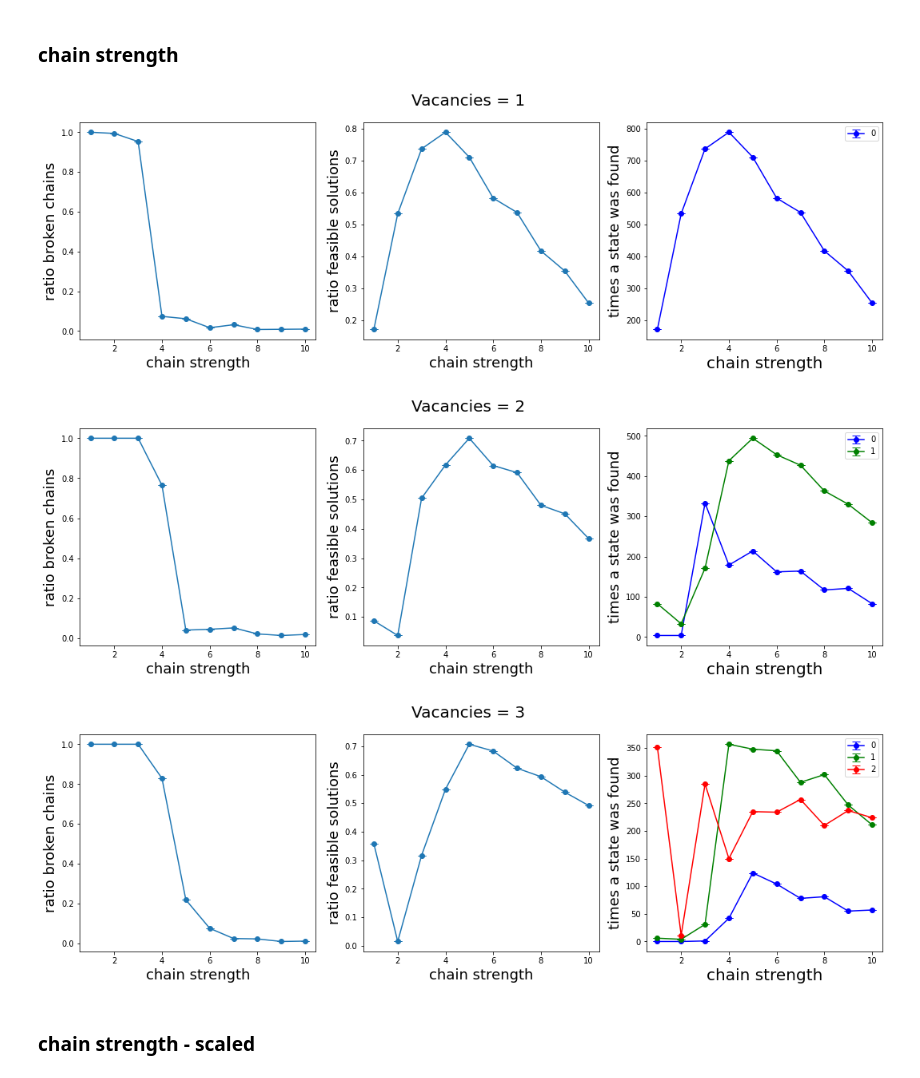
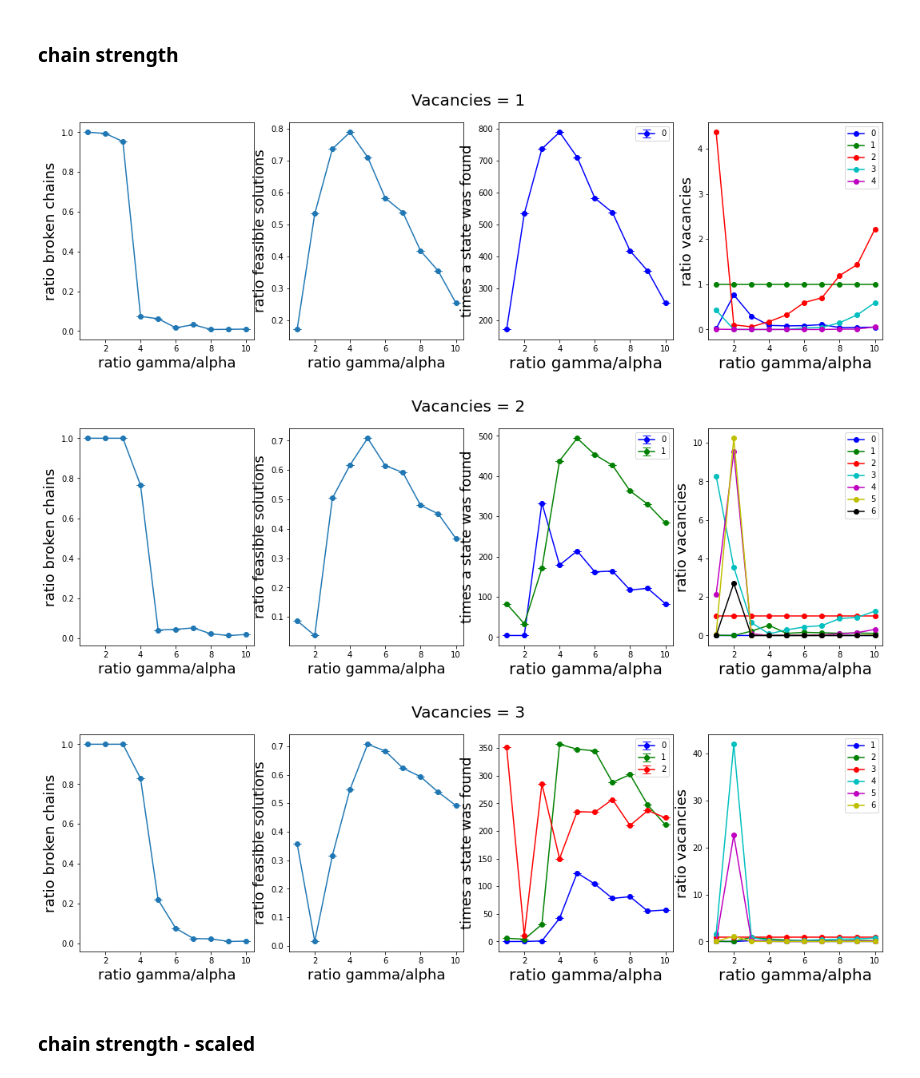
Before and after one commit to cmc-ucl/quantum_computing, a Jupyter notebook: Experiments.ipynb, the cells around one changed output. Cells and saved outputs as stored; diff of their text form; code cells hidden in the pictures.

```diff
--- a/Experiments.ipynb
+++ b/Experiments.ipynb
@@ -593,12 +541,12 @@ import matplotlib.pyplot as plt
 color = ['b','g','r','c','m','y','k','tab:orange']
 point = ['-o','^','s']
 
-
+df_results = make_df('./data/chain_strength/')
 for vac in [1,2,3]:
     df_all = df_results[df_results['num_vacancies'] == vac]
     df_all = df_all[df_all['weight_1'] == 1]
     df_mean = df_all[df_all['weight_1'] == 1].groupby('chain_strength').mean()
-    fig, axs = plt.subplots(1,3,figsize=(18, 5), sharey=False)
+    fig, axs = plt.subplots(1,4,figsize=(18, 5), sharey=False)
     fig.suptitle('Vacancies = %s'%vac, fontsize=20)
 
     x = df_mean.index.values
@@ -607,12 +555,13 @@ for vac in [1,2,3]:
     y2 = df_mean['ratio_feasible'].to_numpy()
 
     y3 = []
+    y4 = []
     error_y3 = []
+    error_y4 = []
     error_bc = []
     error_rf = []
     for n,k in enumerate(x):
         df_tmp = df_all[df_all['chain_strength'] == k]
-        #df_tmp = df_all[df_all['chain_strength'] == k]
         energies = []
         for i in df_all['energy_distribution']:
             energies.extend([float(x) for x in i.split(',')])
@@ -620,13 +569,22 @@ for vac in [1,2,3]:
         labels = [str(x) for x in range(len(all_energies))]
         dist_average = np.array([0]*len(all_energies))
         all_dist = []
-        #error_bc.append(np.max(df_tmp['broken_chains'].to_numpy() - np.min(df_tmp['broken_chains'].to_numpy()))
-        #error_rf.append(np.max(df_tmp['ratio_feasible'].to_numpy()) - np.min(df_tmp['ratio_feasible'].to_numpy()))
+
+        vacancies = []
+        for i in df_all['vacancies']:
+            vacancies.extend([float(x) for x in i.split(',')])
+        all_vacancies = np.unique(np.array(vacancies))
+        labels_vac = [str(x) for x in range(len(all_vacancies))]
+        dist_vac_average = np.array([0]*len(all_vacancies))
+        all_vac = []
+
         error_bc.append(np.std(df_tmp['broken_chains'].to_numpy()))
         error_rf.append(np.std(df_tmp['ratio_feasible'].to_numpy()))
         for j in range(len(df_tmp['energy_distribution'].to_list())):
             distribution = []
             error = []
+            v_energy = np.array([float(x) for x in df_tmp['energy_distribution'].to_list()[j].split(',')])
+            v_mult = np.array([float(x) for x in df_tmp['multiplicity'].to_list()[j].split(',')])
             for i in all_energies:
                 v_energy = np.array([float(x) for x in df_tmp['energy_distribution'].to_list()[j].split(',')])
                 v_mult = np.array([float(x) for x in df_tmp['multiplicity'].to_list()[j].split(',')])
@@ -635,42 +593,76 @@ for vac in [1,2,3]:
                     distribution.append(int(v_mult[pos[0]]))
                 else:
                     distribution.append(0)
             all_dist.append(distribution)
         y3.append(np.average(np.array(all_dist),axis=0).astype(int).tolist())
-        #error_y3.append(np.max(all_dist,axis=0)-np.min(all_dist,axis=0))
+
         error_y3.append(np.std(all_dist,axis=0))
-        #print(y3,np.max(all_dist,axis=0)-np.min(all_dist,axis=0),np.max(all_dist,axis=0),np.min(all_dist,axis=0))
+        for j in range(len(df_tmp['vacancies'].to_list())):
+            vacancies = []
+            error = []
+            v_vacancies = np.array([float(x) for x in df_tmp['vacancies'].to_list()[j].split(',')])
+            v_vac_mult = np.array([float(x) for x in df_tmp['vacancies mult'].to_list()[j].split(',')])
+
+            for i in all_vacancies:
+                pos = np.where(np.round(v_vacancies,5) == np.round(i,5))[0]
+                if len(pos) > 0:
+                    vacancies.append(int(v_vac_mult[pos[0]]))
+                else:
+                    vacancies.append(0)
+            all_vac.append(vacancies)
+        y4.append(np.average(np.array(all_vac),axis=0).astype(int).tolist())
+        error_y4.append(np.std(all_vac,axis=0))
     y3 = np.array(y3)
     error_y3 = np.array(error_y3)
+    y4 = np.array(y4)
+
+    # Normalise wrt the vacancy ( y =1 for vacancy = 1 for all values of x)
+    y4 = y4/np.array(np.array([y4[:,np.where(all_vacancies == vac)[0]]]*y4.shape[1]).transpose()[0])
+
+    # Normalise wrt the multiplicity of states
+    #y4 = y4/partition_f[:y4.shape[1]]
+
+    error_y4 = np.array(error_y4)
+    error_y4 = error_y4/np.array(np.array([y4[:,np.where(all_vacancies == vac)[0]]]*y4.shape[1]).transpose()[0])
+    ##error_y4 = error_y4/np.array(np.array([error_y4[:,vac]]*error_y4.shape[1]).transpose())
+    #error_y4 = error_y4/partition_f[:y4.shape[1]]
+
     for m in range(len(y3[0])):
         axs[2].errorbar(x,y3[:,m],yerr=error_y3[:,m]/2,fmt='-o',color=color[m],label=labels[m],capsize=5)
 
+    for m in range(len(y4[0])):
+        #axs[3].errorbar(x,y4[:,m],yerr=error_y4[:,m]/2,fmt='-o',color=color[m],label=int(all_vacancies[m]),capsize=5)
+        axs[3].plot(x,y4[:,m],'-o',color=color[m],label=int(all_vacancies[m]))
+
     axs[2].legend()
+    axs[3].legend()
 
     #axs[0].plot(x, y1,'-o')
     axs[0].errorbar(x, y1, yerr = np.array(error_bc)/2,fmt='-o',capsize=5)
     axs[1].errorbar(x, y2,yerr = np.array(error_rf)/2,fmt='-o',capsize=5)
 
-
-    axs[0].set_xlabel('chain strength', fontsize=18)
-    axs[1].set_xlabel('chain strength', fontsize=18)
-    axs[2].set_xlabel('chain strength', fontsize=20)
+    axs[0].set_xlabel('ratio gamma/alpha', fontsize=18)
+    axs[1].set_xlabel('ratio gamma/alpha', fontsize=18)
+    axs[2].set_xlabel('ratio gamma/alpha', fontsize=20)
+    axs[3].set_xlabel('ratio gamma/alpha', fontsize=20)
     axs[0].set_ylabel('ratio broken chains', fontsize=18)
     axs[1].set_ylabel('ratio feasible solutions', fontsize=18)
     axs[2].set_ylabel('times a state was found', fontsize=18)
-#fig.set_title('All feasible',fontsize=20)
+    axs[3].set_ylabel('ratio vacancies', fontsize=18)
+
+    #fig.set_title('All feasible',fontsize=20)
 
 #axs[:].set_xticks(np.arange(0,25))
 #ax.set_yticks(np.arange(-50,0,5))
 #plt.xticks(fontsize=12)
 #plt.yticks(fontsize=16)
 
 #fig.set_size_inches(15.5, 7.5)
 
 plt.show()
 # %% [output]
-[figure, old version]
+[figure, new version]
-[figure, old version]
+[figure, new version]
-[figure, old version]
+[figure, new version]
 # %% [markdown]
 ### chain strength - scaled
```
Also changed, not shown: parts of 6 cells of this notebook.
